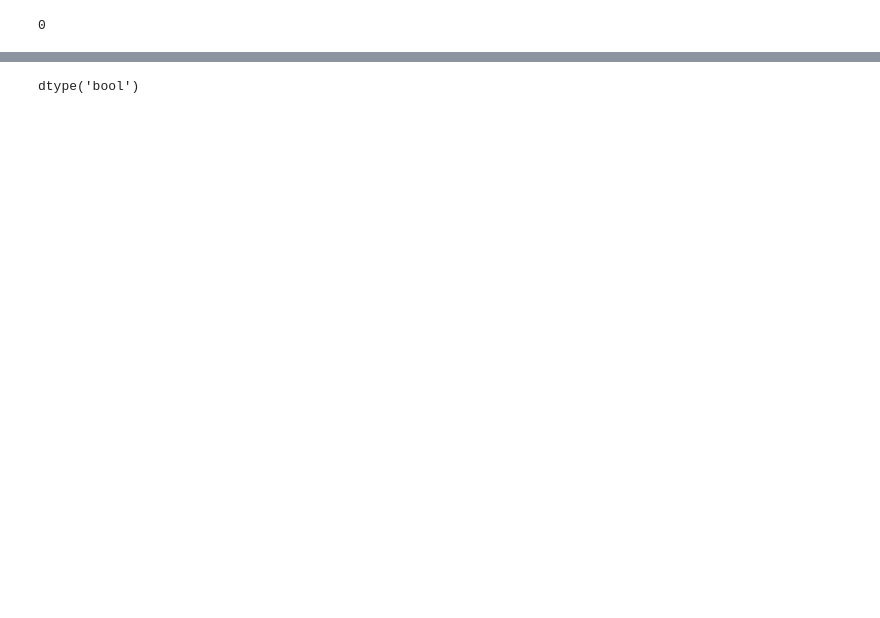
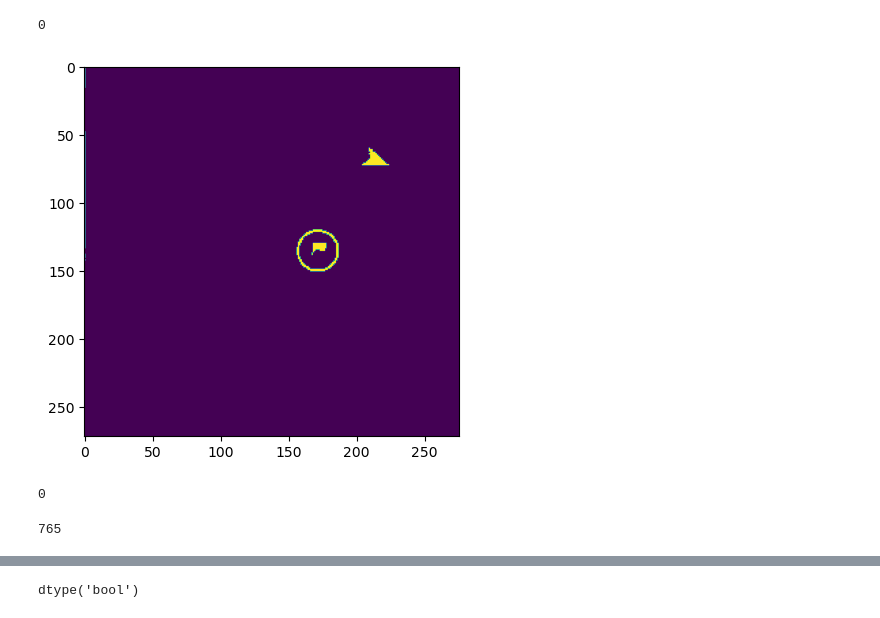
Before and after one commit to drybashlykov/blitz_DS, a Jupyter notebook: notebooks/Untitled.ipynb, the cells around one changed output, grey strips where cells are left out. Saved outputs shown, nothing was run; the diff lists cells and outputs as text; code cells hidden in the pictures; blank space fills up the shorter version.

```diff
--- a/notebooks/Untitled.ipynb
+++ b/notebooks/Untitled.ipynb
@@ -108,3 +16,13 @@ def play_sequence(seq):
+# %%
+def threshold_filter(frame, threshold = 200, mode = 'gray'):
+    if mode == 'gray':
+        return np.tile(np.expand_dims(frame.mean(axis = 2), axis = 2), 3) > threshold
+
+def filter_sequence(sequence, filter_function):
+    result = np.zeros_like(sequence)
+    for i in range(sequence.shape[-1]):
+        result[:,:,:,i] = filter_function(sequence[:,:,:,i])
+    return result
 # %%
 seq = cut_first_minute(filename)
 # %% [output]
@@ -116,2 +36,13 @@ play_sequence(seq)
+# %%
+filtered_frame = threshold_filter(test_frame)
+# %%
+plt.imshow(filtered_frame[:,:,0])
+plt.show()
+# %% [output]
+[figure, added]
+# %%
+play_sequence(filtered * 255)
+# %% [output]
+0
 # %%
 test_frame = seq[:,:,:,500].copy()
@@ -117,0 +51,4 @@ test_frame = seq[:,:,:,500].copy()
+# %%
+test_frame_gray.max()
+# %% [output]
+765
```
Also changed, not shown: parts of 13 cells of this notebook, 1 other file.
